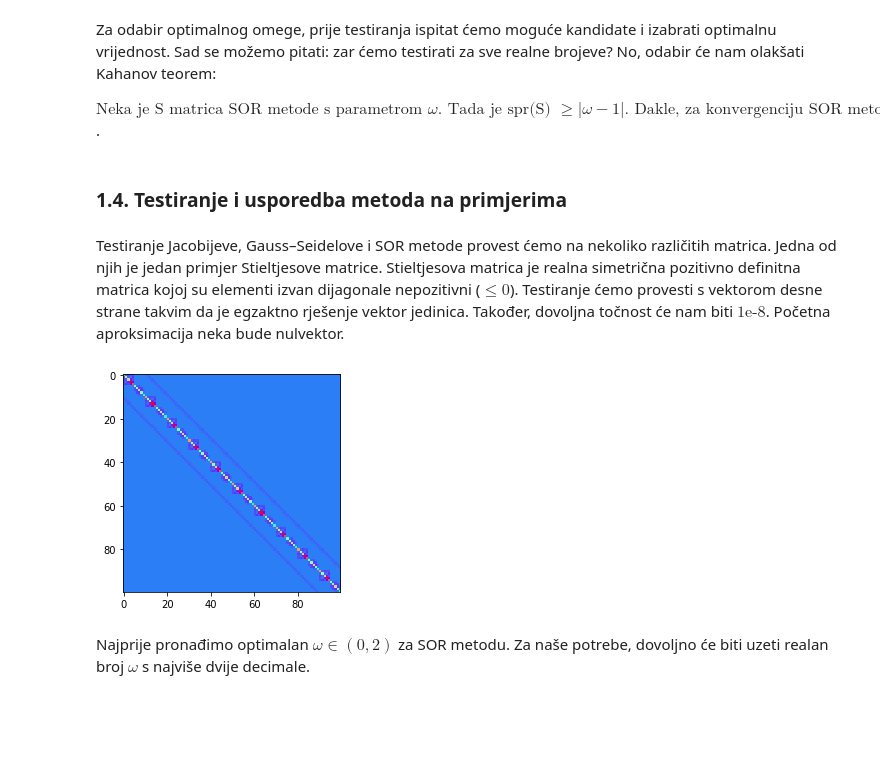
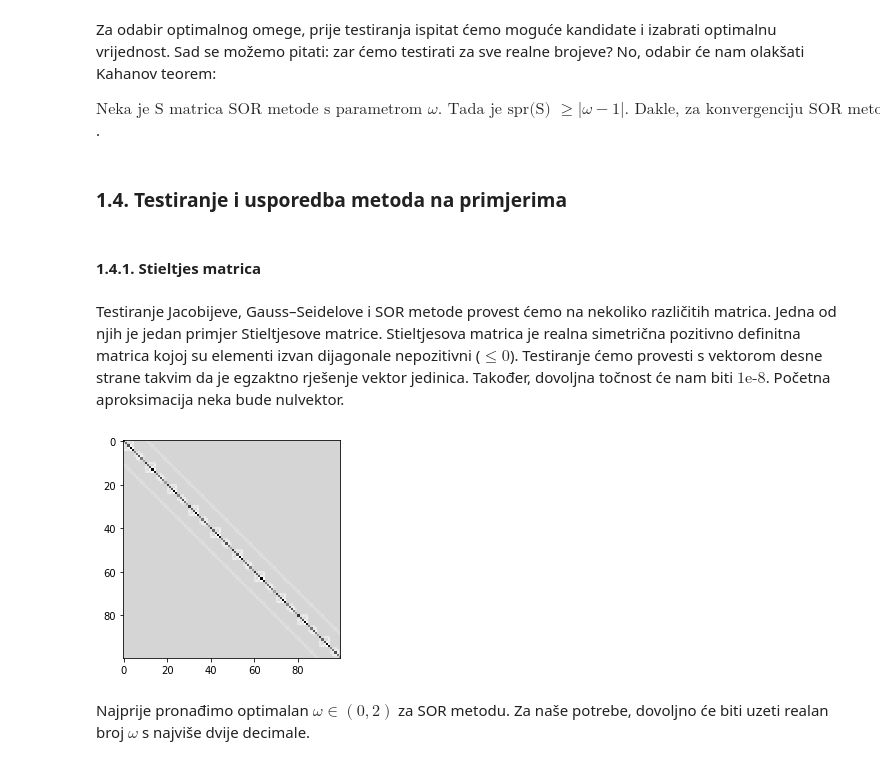
Before and after one commit to matkobrandic/PythonEssay, a Jupyter notebook: Numeričko rješavanje sustava linearnih jednadžbi i inicijalnog problema za ODJ.ipynb, the cells around one changed output. Drawn from its saved outputs; the diff is of its cells as text; code cells hidden in the pictures; blank space fills up the shorter version.

```diff
--- a/Numeričko rješavanje sustava linearnih jednadžbi i inicijalnog problema za ODJ.ipynb
+++ b/Numeričko rješavanje sustava linearnih jednadžbi i inicijalnog problema za ODJ.ipynb
@@ -247,21 +252,23 @@ Za odabir optimalnog omege, prije testiranja ispitat ćemo moguće kandidate i i
 
 $\text{Neka je S matrica SOR metode s parametrom }\omega. \text{ Tada je spr(S) }\geq|\omega-1|.\text{ Dakle, za konvergenciju SOR metode nužno je da je } \omega\in(0,2)$.
 # %% [markdown]
-### 1.4. Testiranje i usporedba metoda na primjerima
+### 1.4. Testiranje i usporedba metoda na primjerima <a name="Testiranje1"></a>
+# %% [markdown]
+#### 1.4.1. Stieltjes matrica <a name="Stieltjes"></a>
 # %% [markdown]
 Testiranje Jacobijeve, Gauss–Seidelove i SOR metode provest ćemo na nekoliko različitih matrica. Jedna od njih je jedan primjer Stieltjesove matrice. Stieltjesova matrica je realna simetrična pozitivno definitna matrica kojoj su elementi izvan dijagonale nepozitivni ($\leq 0$). Testiranje ćemo provesti s vektorom desne strane takvim da je egzaktno rješenje vektor jedinica. Također, dovoljna točnost će nam biti $1\text{e-8}$. Početna aproksimacija neka bude nulvektor.
 # %%
 # točnost
 tolerance = 1e-8
 
 # učitavanje matrice iz .txt datoteke
 stieltjes = np.genfromtxt('stieltjes.txt').reshape(100,100)
 
 # vidimo da je matrica rijetko popunjena
-plt.imshow(stieltjes, interpolation='nearest',cmap='rainbow')
+plt.imshow(stieltjes, interpolation='nearest',cmap='gray_r')
 plt.show()
 # %% [output]
-[figure, old version]
+[figure, new version]
 # %%
 # korisni vektori
 one = np.ones(len(stieltjes))
```
Also changed, not shown: parts of 41 cells of this notebook.
